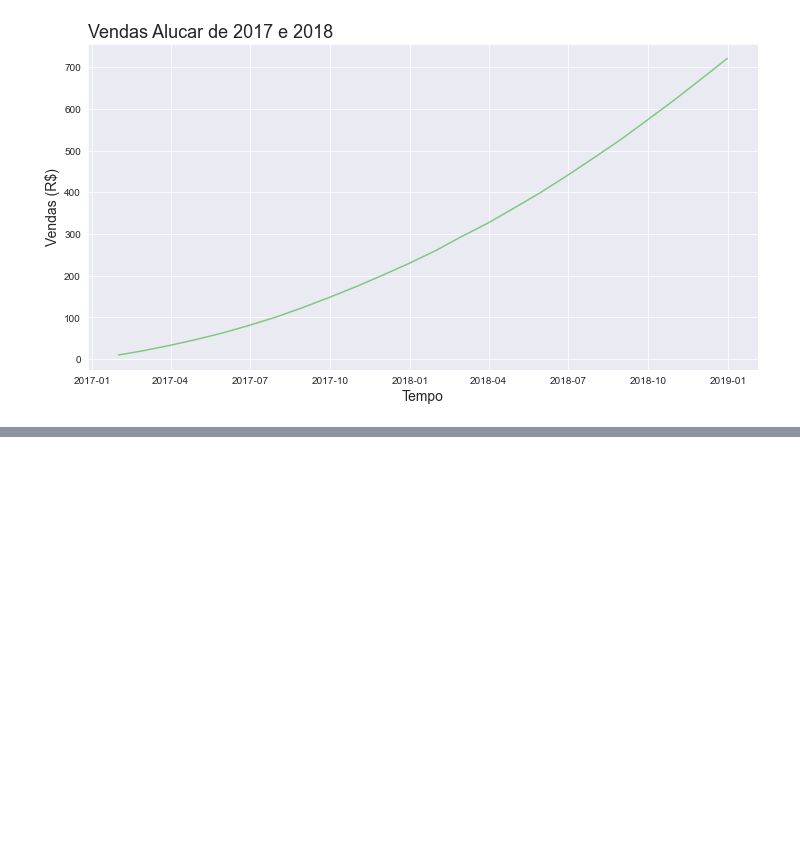
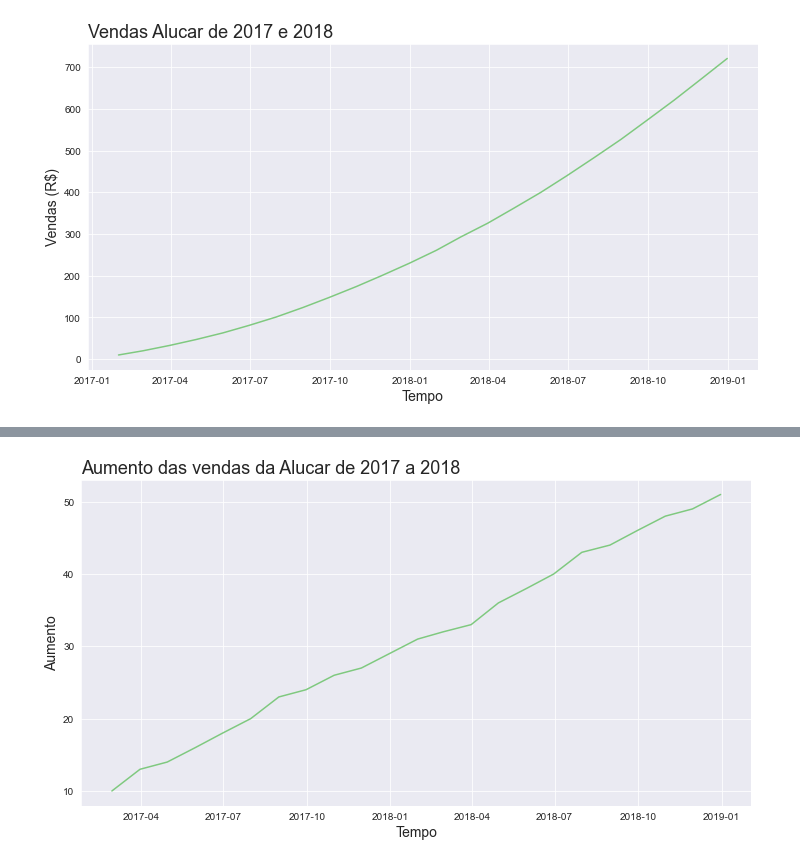
Before and after one commit to pedrosoale/python-para-data-science, a Jupyter notebook: 7_introducao_a_analise_de_series_temporais/time_series.ipynb, the cells around one changed output, grey strips where cells are left out. Cells and saved outputs as stored; diff of their text form; code cells hidden in the pictures; blank space fills up the shorter version.

```diff
--- a/7_introducao_a_analise_de_series_temporais/time_series.ipynb
+++ b/7_introducao_a_analise_de_series_temporais/time_series.ipynb
@@ -91,0 +106,14 @@ ax = ax
+# %%
+def plotar(titulo, labelx, labely, x, y, dataset):
+    sns.set_palette('Accent')
+    sns.set_style('darkgrid')
+    ax = sns.lineplot(x=x, y=y, data=dataset)
+    ax.figure.set_size_inches(12, 6)
+    ax.set_title(titulo, loc='left', fontsize=18)
+    ax.set_xlabel(labelx, fontsize=14)
+    ax.set_ylabel(labely, fontsize=14)
+    ax = ax
+# %%
+plotar('Aumento das vendas da Alucar de 2017 a 2018', 'Tempo', 'Aumento', 'mes', 'aumento', alucar)
+# %% [output]
+[figure, added]
```
Also changed, not shown: parts of 25 cells of this notebook.
